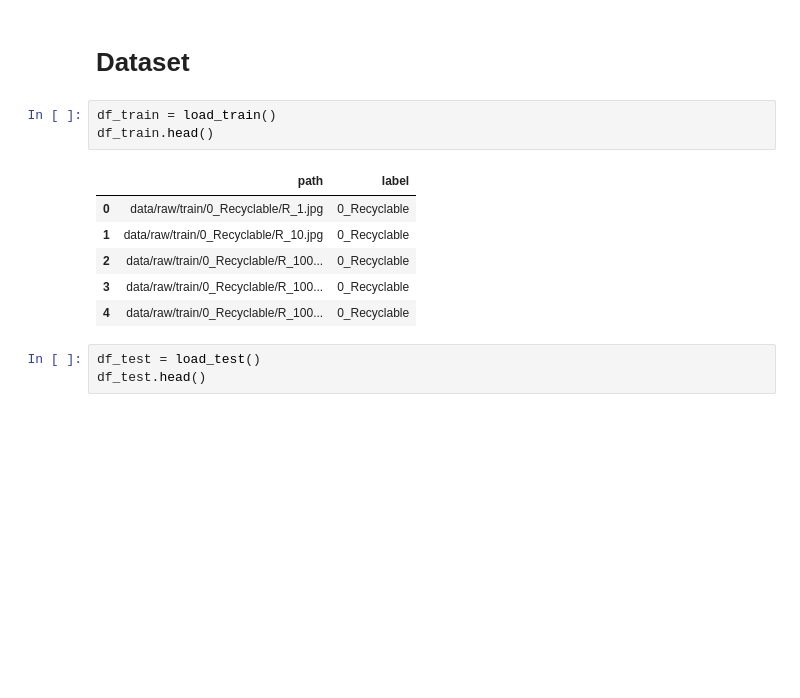
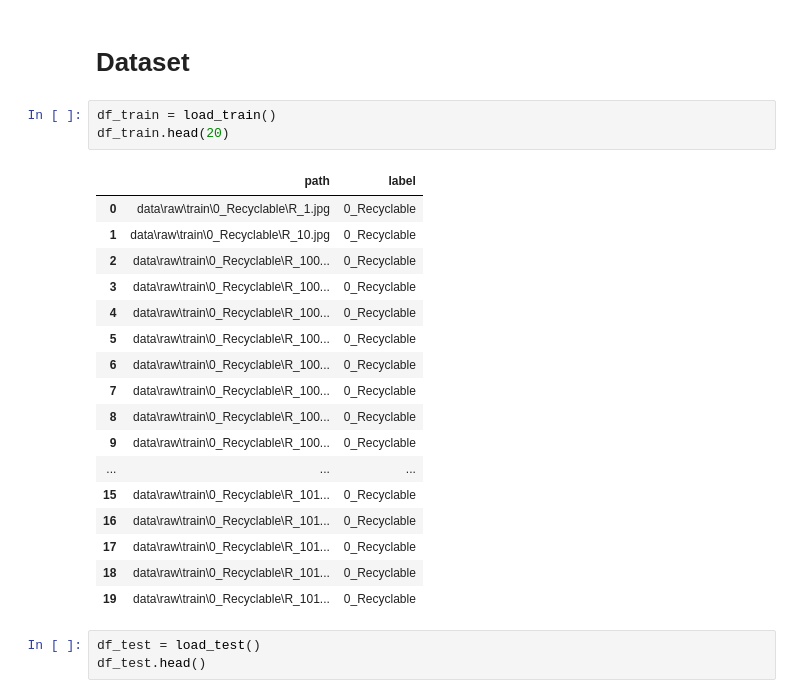
Before and after one commit to prayudahlah/big-data-big-trouble, a Jupyter notebook: notebooks/eda.ipynb, the cells around one changed output. Saved outputs shown, nothing was run; the diff lists cells and outputs as text; blank space fills up the shorter version.

```diff
--- a/notebooks/eda.ipynb
+++ b/notebooks/eda.ipynb
@@ -8,14 +12,25 @@ from modules.utils import load_train, load_test, load_submission_example
 # Dataset
 # %%
 df_train = load_train()
-df_train.head()
+df_train.head(20)
 # %% [output]
 |  | path | label |
-| 0 | data/raw/train/0_Recyclable/R_1.jpg | 0_Recyclable |
-| 1 | data/raw/train/0_Recyclable/R_10.jpg | 0_Recyclable |
-| 2 | data/raw/train/0_Recyclable/R_100... | 0_Recyclable |
-| 3 | data/raw/train/0_Recyclable/R_100... | 0_Recyclable |
-| 4 | data/raw/train/0_Recyclable/R_100... | 0_Recyclable |
+| 0 | data\raw\train\0_Recyclable\R_1.jpg | 0_Recyclable |
+| 1 | data\raw\train\0_Recyclable\R_10.jpg | 0_Recyclable |
+| 2 | data\raw\train\0_Recyclable\R_100... | 0_Recyclable |
+| 3 | data\raw\train\0_Recyclable\R_100... | 0_Recyclable |
+| 4 | data\raw\train\0_Recyclable\R_100... | 0_Recyclable |
+| 5 | data\raw\train\0_Recyclable\R_100... | 0_Recyclable |
+| 6 | data\raw\train\0_Recyclable\R_100... | 0_Recyclable |
+| 7 | data\raw\train\0_Recyclable\R_100... | 0_Recyclable |
+| 8 | data\raw\train\0_Recyclable\R_100... | 0_Recyclable |
+| 9 | data\raw\train\0_Recyclable\R_100... | 0_Recyclable |
+| ... | ... | ... |
+| 15 | data\raw\train\0_Recyclable\R_101... | 0_Recyclable |
+| 16 | data\raw\train\0_Recyclable\R_101... | 0_Recyclable |
+| 17 | data\raw\train\0_Recyclable\R_101... | 0_Recyclable |
+| 18 | data\raw\train\0_Recyclable\R_101... | 0_Recyclable |
+| 19 | data\raw\train\0_Recyclable\R_101... | 0_Recyclable |
 # %%
 df_test = load_test()
 df_test.head()
```
Also changed, not shown: parts of 1 cell of this notebook, 26 other files.
